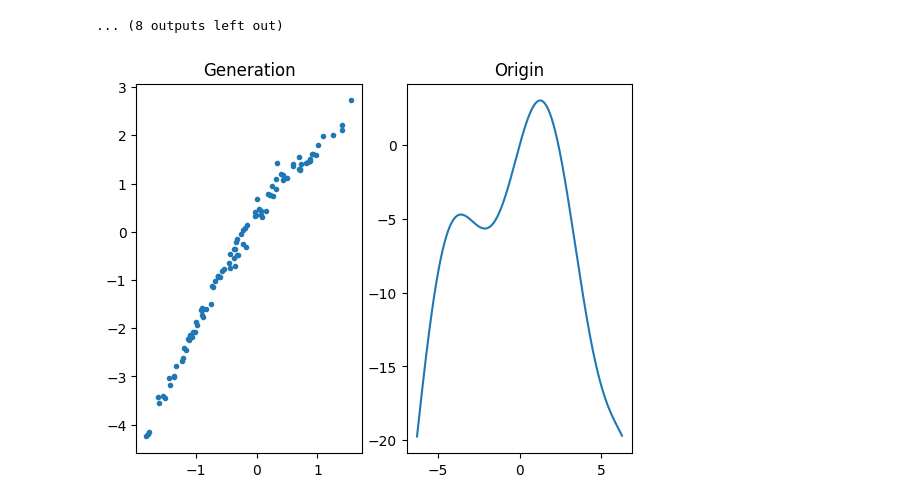
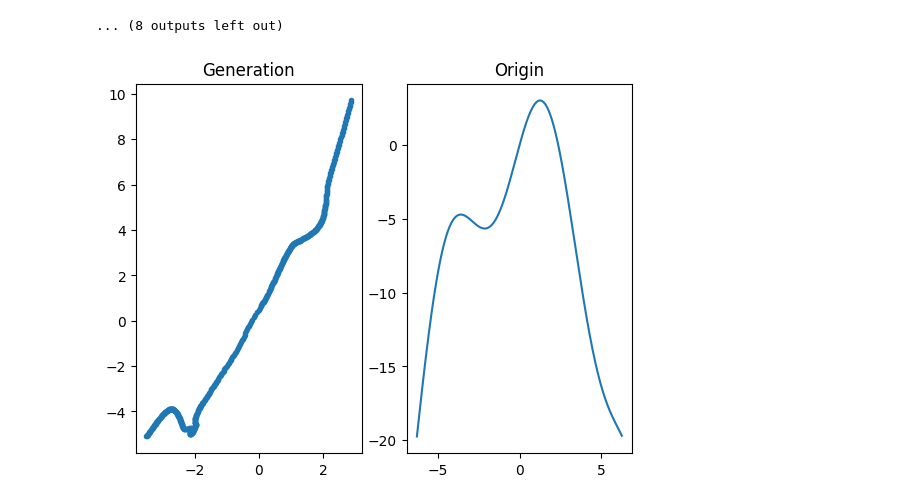
Before and after one commit to mmmhdp/nn_labs, a Jupyter notebook: lab_6_1.ipynb, the cells around one changed output. Saved outputs shown, nothing was run; the diff lists cells and outputs as text; code cells hidden in the pictures.

```diff
--- a/lab_6_1.ipynb
+++ b/lab_6_1.ipynb
@@ -201,19 +201,19 @@ Epoch number: 55 Generator loss: 3.0354440212249756 Discriminator loss: 0.247496
 # %%
 tr.manual_seed(666)
 fig, ax = plt.subplots(1,2)
 
-test_samples = tr.randn(100, 2)
+# test_samples = tr.randn(100, 2)
 
-# test_samples = tr.ones(train_data_length, 2)
-# test_samples[...,0] = tr.arange(-2 * tr.pi , 2 * tr.pi, (4*tr.pi)/train_data_length)
-# test_samples[...,1] = 4 * tr.sin(train_data[...,0]) - 1/2 * (train_data[...,0] ** 2)
+test_samples = tr.ones(train_data_length, 2)
+test_samples[...,0] = tr.arange(-2 * tr.pi , 2 * tr.pi, (4*tr.pi)/train_data_length)
+test_samples[...,1] = 4 * tr.sin(train_data[...,0]) - 1/2 * (train_data[...,0] ** 2)
 
 generation = G(test_samples).detach()
 
 ax[0].plot(generation[:, 0], generation[:, 1], ".")
 ax[0].set_title("Generation")
 ax[1].plot(train_data[...,0], train_data[...,1])
 ax[1].set_title("Origin")
 plt.show()
 # %% [output]
-[figure, old version]
+[figure, new version]
```
Also changed, not shown: 4 other files.
